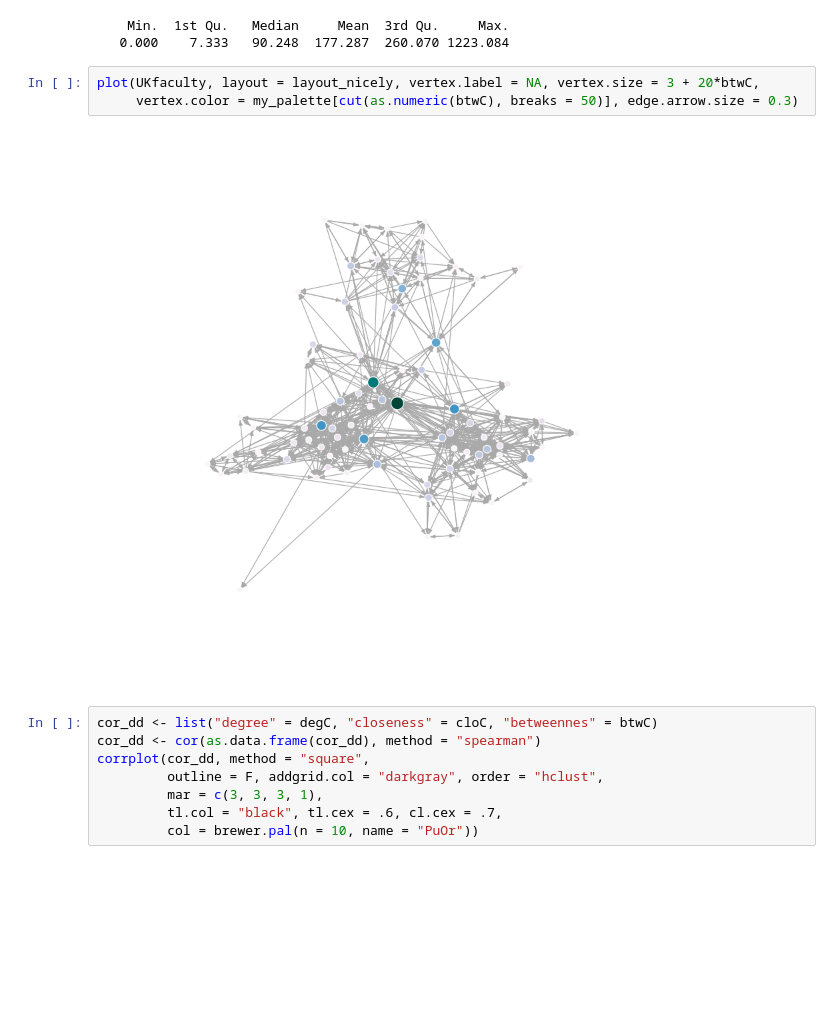
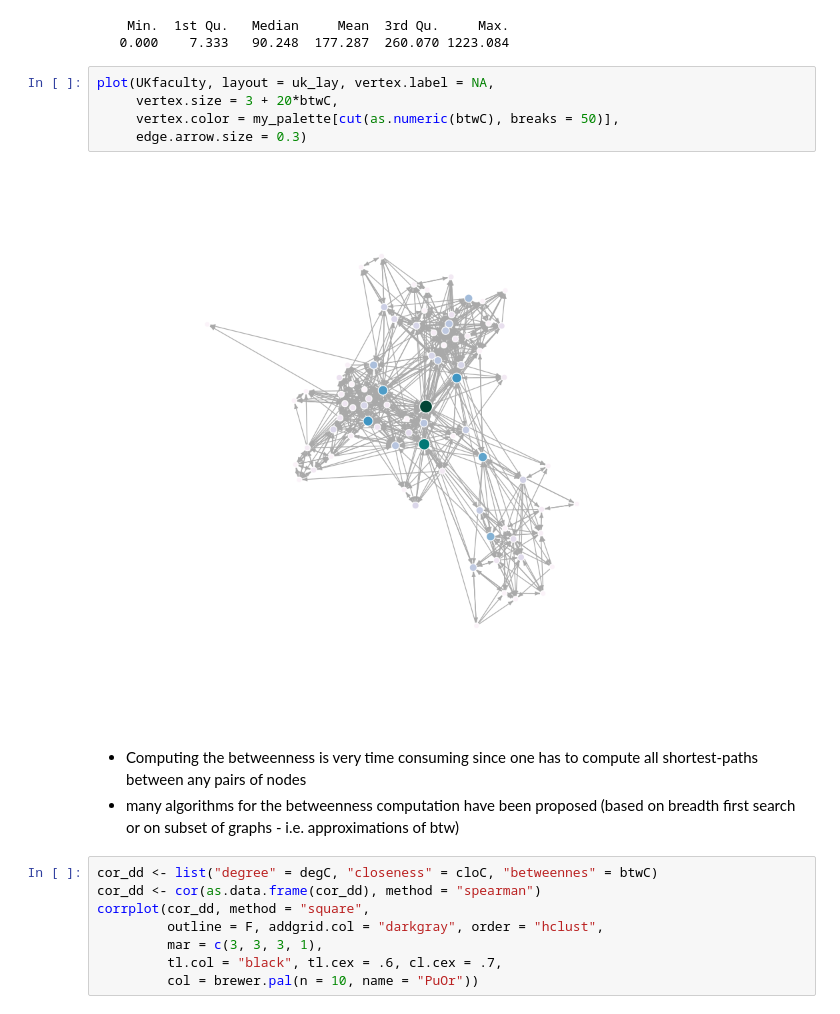
Before and after one commit to gbertagnolli/Networks-LM-Math, a Jupyter notebook: networks-seminar-2.ipynb, the cells around one changed output. Saved outputs shown, nothing was run; the diff lists cells and outputs as text; blank space fills up the shorter version.

```diff
--- a/networks-seminar-2.ipynb
+++ b/networks-seminar-2.ipynb
@@ -338,10 +404,15 @@ btwC <- betweenness(UKfaculty, normalized = T)
     Min.  1st Qu.   Median     Mean  3rd Qu.     Max.
    0.000    7.333   90.248  177.287  260.070 1223.084
 # %%
-plot(UKfaculty, layout = layout_nicely, vertex.label = NA, vertex.size = 3 + 20*btwC,
-     vertex.color = my_palette[cut(as.numeric(btwC), breaks = 50)], edge.arrow.size = 0.3)
+plot(UKfaculty, layout = uk_lay, vertex.label = NA,
+     vertex.size = 3 + 20*btwC,
+     vertex.color = my_palette[cut(as.numeric(btwC), breaks = 50)],
+     edge.arrow.size = 0.3)
 # %% [output]
-[figure, old version]
+[figure, new version]
+# %% [markdown]
+* Computing the betweenness is very time consuming since one has to compute all shortest-paths between any pairs of nodes
+* many algorithms for the betweenness computation have been proposed (based on breadth first search or on subset of graphs - i.e. approximations of btw)
 # %%
 cor_dd <- list("degree" = degC, "closeness" = cloC, "betweennes" = btwC)
 cor_dd <- cor(as.data.frame(cor_dd), method = "spearman")
```
Also changed, not shown: parts of 80 cells of this notebook, 7 other files.
